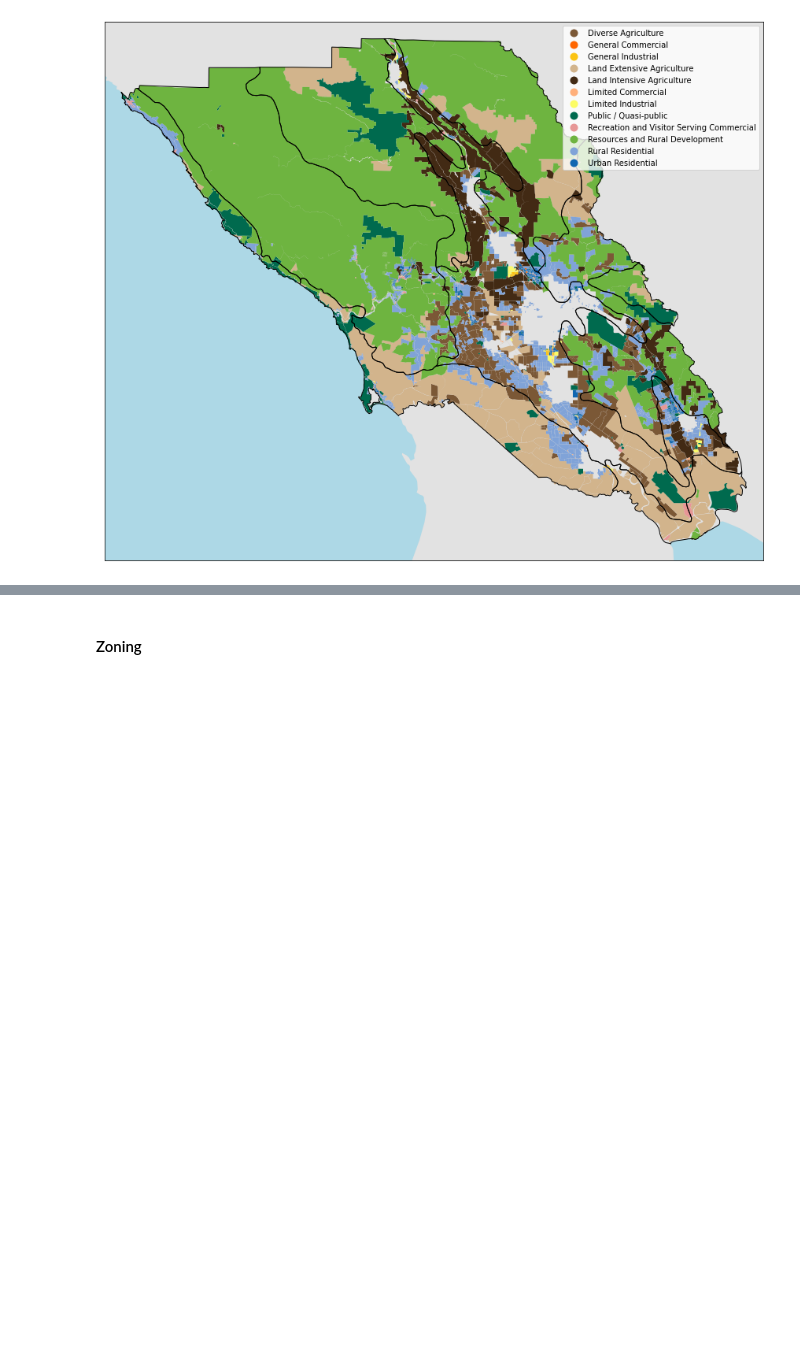
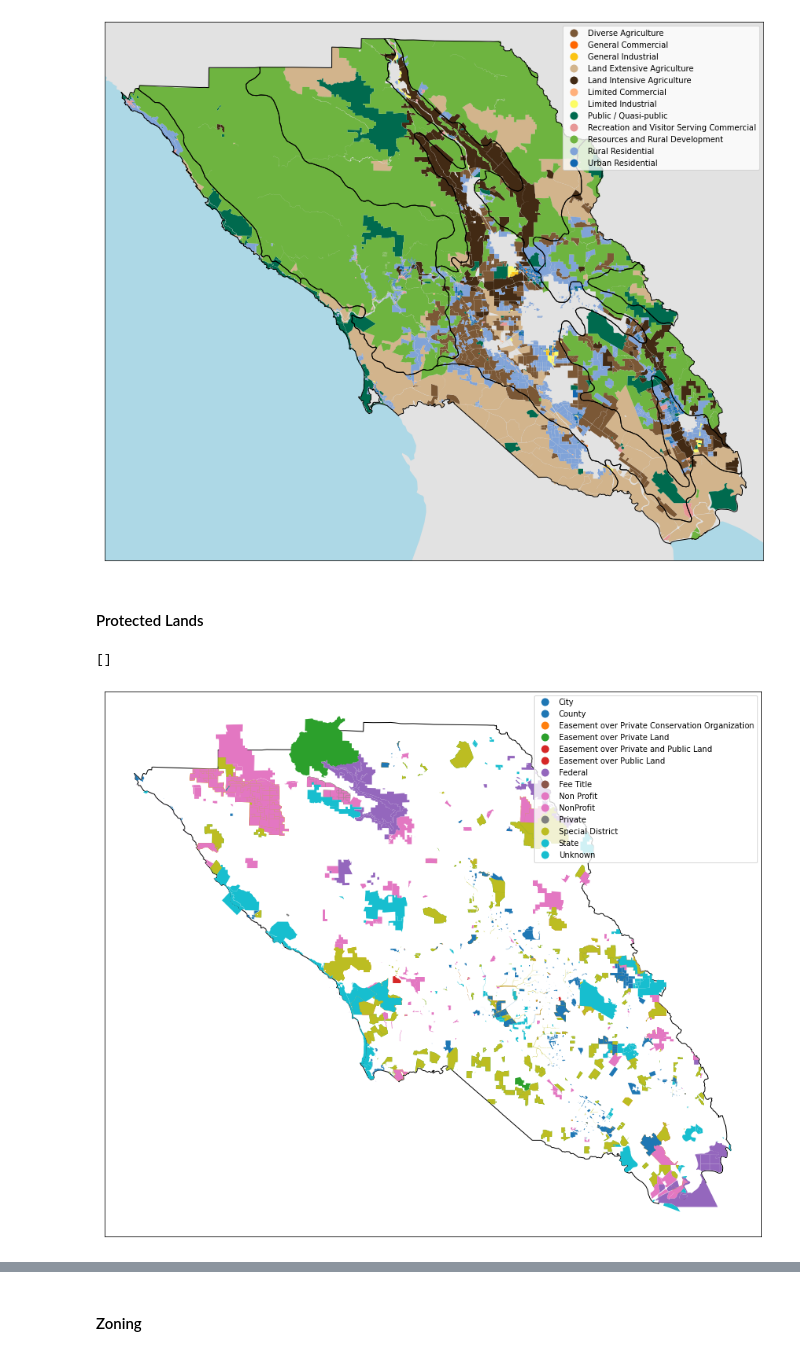
Before and after one commit to acmarley-erg/soco_resilience, a Jupyter notebook: py/zone_characteristic_viz.ipynb, the cells around one changed output, grey strips where cells are left out. Saved outputs shown, nothing was run; the diff lists cells and outputs as text; code cells hidden in the pictures; blank space fills up the shorter version.

Commit message:
added protected lands analysis

```diff
--- a/py/zone_characteristic_viz.ipynb
+++ b/py/zone_characteristic_viz.ipynb
@@ -32,9 +32,7 @@ ecoregions = gpd.read_file(clean_data + "soco_ecoregion_l4/soco_ecoregion_l4.shp
 # Land use
 landuse = gpd.read_file(raw_data + "soco_landuse/soco_landuse.shp")
 landuse_percs = pd.read_csv(clean_data + "landuse_all.csv")
-protected_ag = gpd.read_file(raw_data + "Vital_Lands_Data_Package/Base_Protected_Lands_Ag_Open_Space.shp")
-protected_cced = gpd.read_file(raw_data + "Vital_Lands_Data_Package/Base_Protected_Lands_CCED_2021b.shp").to_crs(epsg=2226)
-protected_cpad = gpd.read_file(raw_data + "Vital_Lands_Data_Package/Base_Protected_Lands_CPAD_2021b_Holdings.shp").to_crs(epsg=2226)
+protected_lands = gpd.read_file(clean_data + "soco_protected_lands/soco_protected_lands.shp")
 urban_growth_boundaries = gpd.read_file(raw_data + "Vital_Lands_Data_Package/Base_Urban_Growth_Boundary.shp")
 
 # Critical Facilities
@@ -165,14 +164,15 @@ for eco in tqdm(ecoregion_list):
     fig, _ = map_ecoregion_char(ecoregions_simp, landuse_simp, eco, landuse_colors, "landuse")
     snake_case_eco = eco.lower().replace(" ", "_").replace("/", "_").replace("-", "_")
     fig.savefig(f"../output/maps/{snake_case_eco}_landuse.png", dpi=350)
+# %% [markdown]
+#### Protected Lands
 # %%
 fig, ax = plt.subplots(figsize=(15,15))
 soco_bound.plot(ax=ax, edgecolor = "black", color = "None")
-#protected_ag.plot(ax=ax, column = "Holding_Ow", legend = True)
-#protected_cced.plot(ax=ax, column = "eholdtyp", legend = True)
-#protected_cpad.plot(ax=ax, column = "AGNCY_LEV", legend = True)
-urban_growth_boundaries.plot(ax=ax, column = "NAME", legend = True)
-ecoregions_simp.plot(ax=ax, edgecolor = "black", color = "None")
+protected_lands.plot(ax=ax, column = "holding_ow", legend = True)
+#ecoregions_simp.plot(ax=ax, edgecolor = "black", color = "None")
 ax.set_xticks([])
 ax.set_yticks([])
-fig.savefig(f"../output/maps/urban_growth_boundaries_ecoregions.png", dpi=350)
+# %% [output]
+[]
+[figure, added]
```
Also changed, not shown: parts of 4 cells of this notebook, 1 other file.
